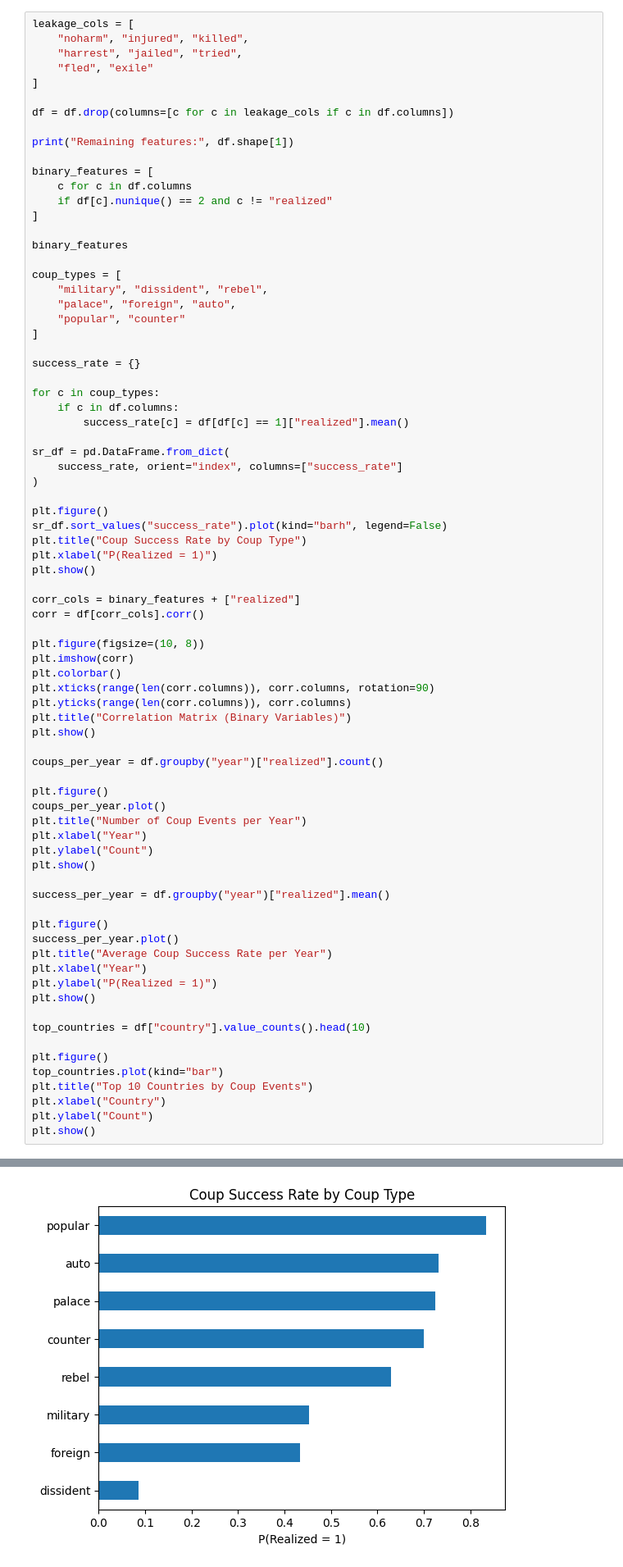
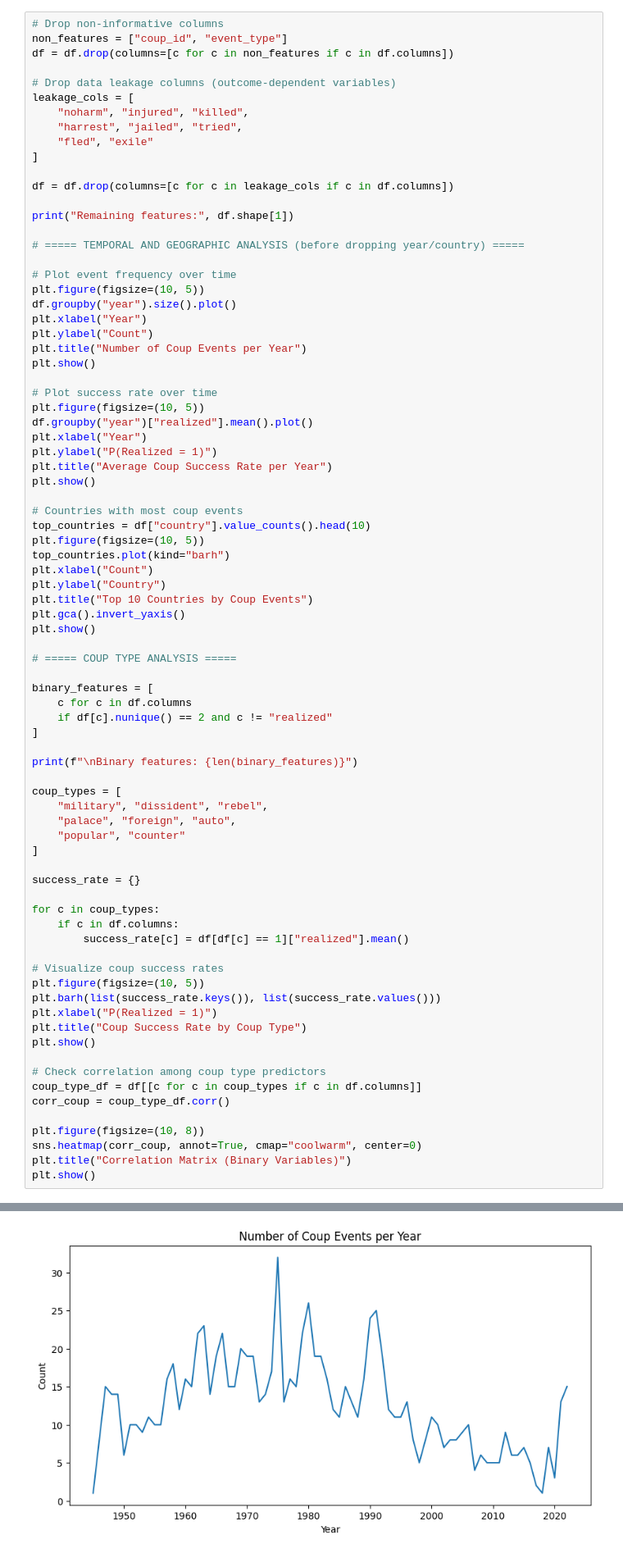
Before and after one commit to suhani8338/coup_prediction_model, a Jupyter notebook: notebooks/eda.ipynb, the cells around one changed output, grey strips where cells are left out. Shown at 82% size. Drawn from its saved outputs; the diff is of its cells as text.

```diff
--- a/notebooks/eda.ipynb
+++ b/notebooks/eda.ipynb
@@ -49,6 +49,11 @@ plt.show()
 # %% [output]
 [figure]
 # %%
+# Drop non-informative columns
+non_features = ["coup_id", "event_type"]
+df = df.drop(columns=[c for c in non_features if c in df.columns])
+
+# Drop data leakage columns (outcome-dependent variables)
 leakage_cols = [
     "noharm", "injured", "killed",
     "harrest", "jailed", "tried",
@@ -59,12 +64,42 @@ df = df.drop(columns=[c for c in leakage_cols if c in df.columns])
 
 print("Remaining features:", df.shape[1])
 
+# ===== TEMPORAL AND GEOGRAPHIC ANALYSIS (before dropping year/country) =====
+
+# Plot event frequency over time
+plt.figure(figsize=(10, 5))
+df.groupby("year").size().plot()
+plt.xlabel("Year")
+plt.ylabel("Count")
+plt.title("Number of Coup Events per Year")
+plt.show()
+
+# Plot success rate over time
+plt.figure(figsize=(10, 5))
+df.groupby("year")["realized"].mean().plot()
+plt.xlabel("Year")
+plt.ylabel("P(Realized = 1)")
+plt.title("Average Coup Success Rate per Year")
+plt.show()
+
+# Countries with most coup events
+top_countries = df["country"].value_counts().head(10)
+plt.figure(figsize=(10, 5))
+top_countries.plot(kind="barh")
+plt.xlabel("Count")
+plt.ylabel("Country")
+plt.title("Top 10 Countries by Coup Events")
+plt.gca().invert_yaxis()
+plt.show()
+
+# ===== COUP TYPE ANALYSIS =====
+
 binary_features = [
     c for c in df.columns
     if df[c].nunique() == 2 and c != "realized"
 ]
 
-binary_features
+print(f"\nBinary features: {len(binary_features)}")
 
 coup_types = [
     "military", "dissident", "rebel",
@@ -78,51 +113,19 @@ for c in coup_types:
     if c in df.columns:
         success_rate[c] = df[df[c] == 1]["realized"].mean()
 
-sr_df = pd.DataFrame.from_dict(
-    success_rate, orient="index", columns=["success_rate"]
-)
-
-plt.figure()
-sr_df.sort_values("success_rate").plot(kind="barh", legend=False)
+# Visualize coup success rates
+plt.figure(figsize=(10, 5))
+plt.barh(list(success_rate.keys()), list(success_rate.values()))
+plt.xlabel("P(Realized = 1)")
 plt.title("Coup Success Rate by Coup Type")
-plt.xlabel("P(Realized = 1)")
 plt.show()
 
-corr_cols = binary_features + ["realized"]
-corr = df[corr_cols].corr()
+# Check correlation among coup type predictors
+coup_type_df = df[[c for c in coup_types if c in df.columns]]
+corr_coup = coup_type_df.corr()
 
 plt.figure(figsize=(10, 8))
-plt.imshow(corr)
-plt.colorbar()
-plt.xticks(range(len(corr.columns)), corr.columns, rotation=90)
-plt.yticks(range(len(corr.columns)), corr.columns)
+sns.heatmap(corr_coup, annot=True, cmap="coolwarm", center=0)
 plt.title("Correlation Matrix (Binary Variables)")
 plt.show()
-
-coups_per_year = df.groupby("year")["realized"].count()
-
-plt.figure()
-coups_per_year.plot()
-plt.title("Number of Coup Events per Year")
-plt.xlabel("Year")
-plt.ylabel("Count")
-plt.show()
-
-success_per_year = df.groupby("year")["realized"].mean()
-
-plt.figure()
-success_per_year.plot()
-plt.title("Average Coup Success Rate per Year")
-plt.xlabel("Year")
-plt.ylabel("P(Realized = 1)")
-plt.show()
-
-top_countries = df["country"].value_counts().head(10)
-
-plt.figure()
-top_countries.plot(kind="bar")
-plt.title("Top 10 Countries by Coup Events")
-plt.xlabel("Country")
-plt.ylabel("Count")
-plt.show()
 # %% [output]
@@ -131 +133 @@ Remaining features: 21
-[figure, old version]
+[figure, new version]
```
Also changed, not shown: parts of 13 cells of this notebook, 5 other files.
